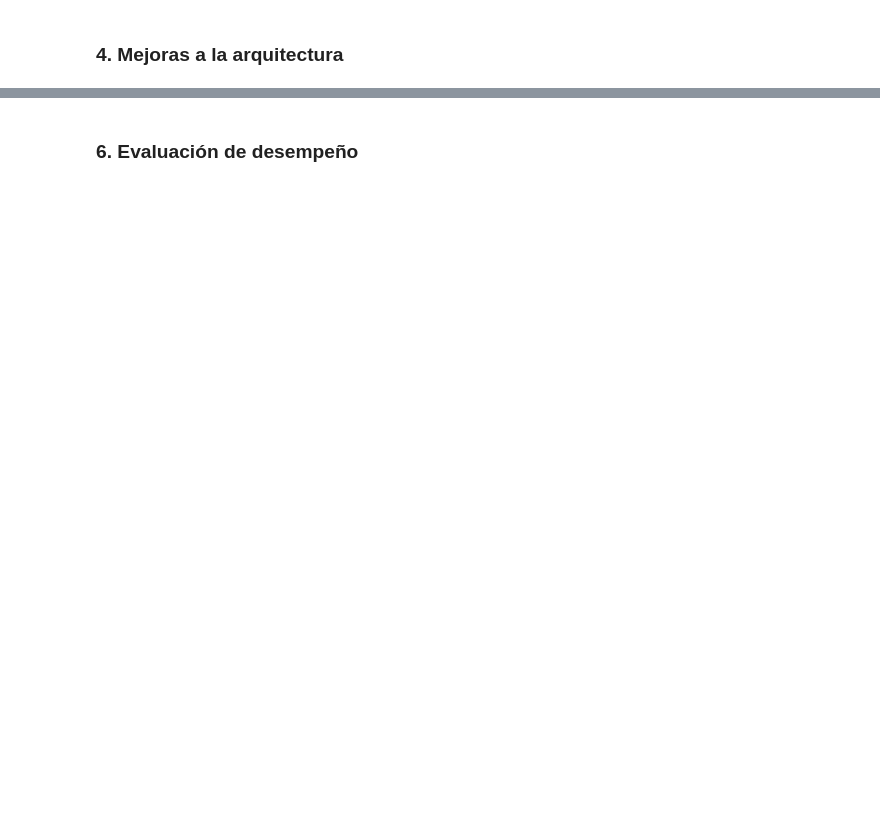
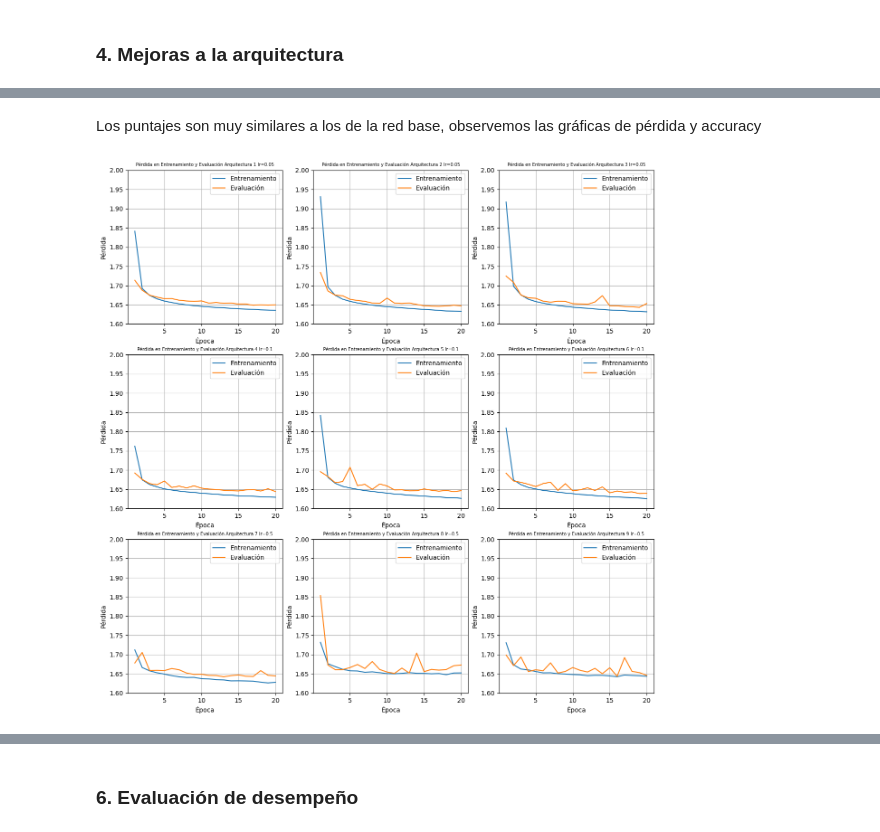
Before and after one commit to julianrdzf/AA-Lab_4-Redes_Neuronales, a Jupyter notebook: NeuralNetwork.ipynb, the cells around one changed output, grey strips where cells are left out. Drawn from its saved outputs; the diff is of its cells as text; code cells hidden in the pictures; blank space fills up the shorter version.

```diff
--- a/NeuralNetwork.ipynb
+++ b/NeuralNetwork.ipynb
@@ -227,0 +262,14 @@ Test loss: 1.58471 | Test accuracy: 70.88%
+# %%
+class FFv2(torch.nn.Module):
+    def __init__(self,input_shape,hidden_dimention):
+        super().__init__()
+        self.capas= torch.nn.Sequential(
+        torch.nn.Flatten(),
+        torch.nn.Linear(input_shape, hidden_dimention),
+        torch.nn.ReLU(),
+        torch.nn.Linear(hidden_dimention, hidden_dimention),
+        torch.nn.ReLU(),
+        torch.nn.Linear(hidden_dimention, 10),
+        torch.nn.Softmax())
+    def forward(self, x):
+        return self.capas(x)
@@ -227,0 +340,27 @@ Test loss: 1.58471 | Test accuracy: 70.88%
+# %% [markdown]
+Los puntajes son muy similares a los de la red base, observemos las gráficas de pérdida y accuracy
+# %%
+## grille de graficas de 3x3 con los modelos y los lr en sus perdidas
+def plot_results_grid(histories,metric,lrs,ylim=None):
+    fig, axs = plt.subplots(3, 3,figsize=(15,15))
+    for i in range(3):
+        for j in range(3):
+            history=histories[i*3+j]
+            axs[i,j].plot(range(1, len(history["train_"+metric]) + 1), history["train_"+metric], label="Entrenamiento")
+            axs[i,j].plot(range(1, len(history["test_"+metric]) + 1), history["test_"+metric], label="Evaluación")
+            axs[i,j].set_xlabel('Época')
+            axs[i,j].set_ylabel('Pérdida')
+            axs[i,j].legend()
+            axs[i,j].set_title(f'Pérdida en Entrenamiento y Evaluación Arquitectura {i*3+j+1} lr={lrs[i]}')
+            axs[i,j].grid(True)
+            axs[i,j].title.set_size(7)
+            #si estan, usar y
+            if ylim:
+                axs[i,j].set_ylim(ylim)
+
+    plt.show()
+# %%
+
+plot_results_grid(histories,"loss",lrs,[1.6,2])
+# %% [output]
+[figure, added]
```
Also changed, not shown: parts of 37 cells of this notebook, 2 other files.
